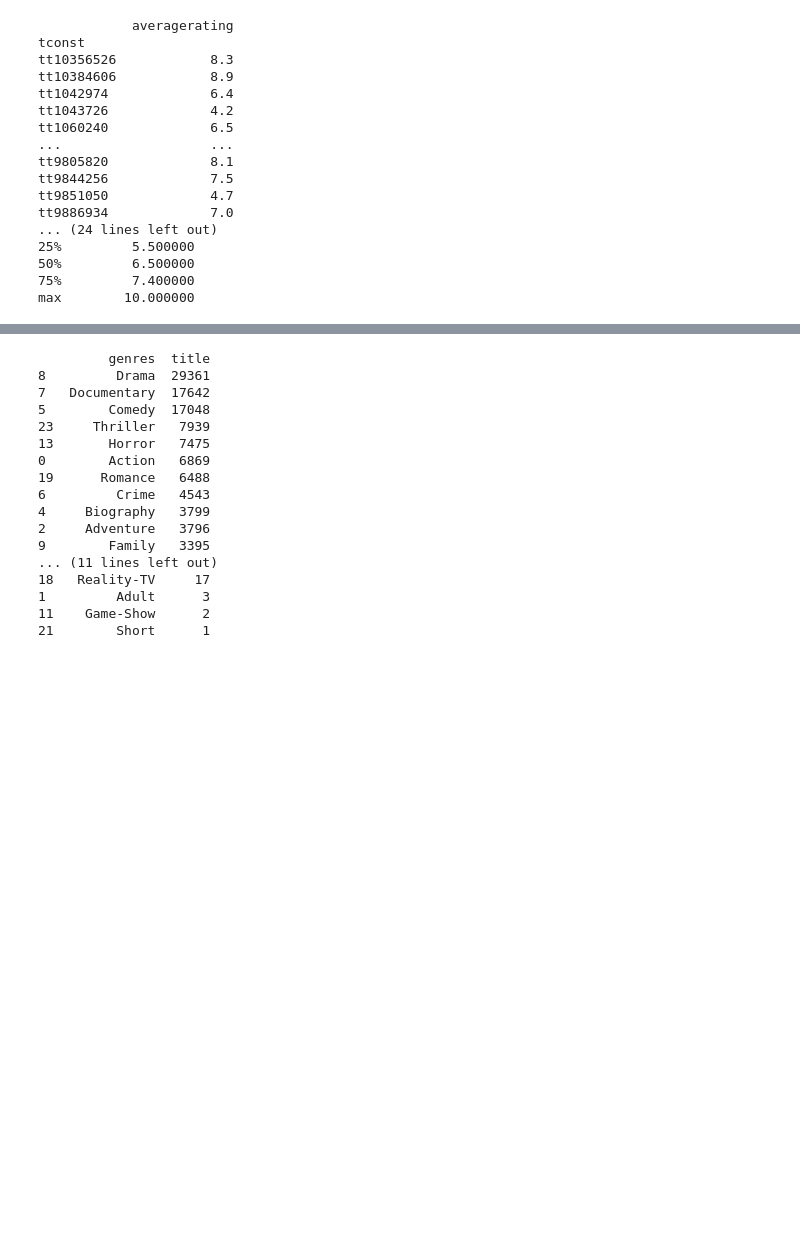
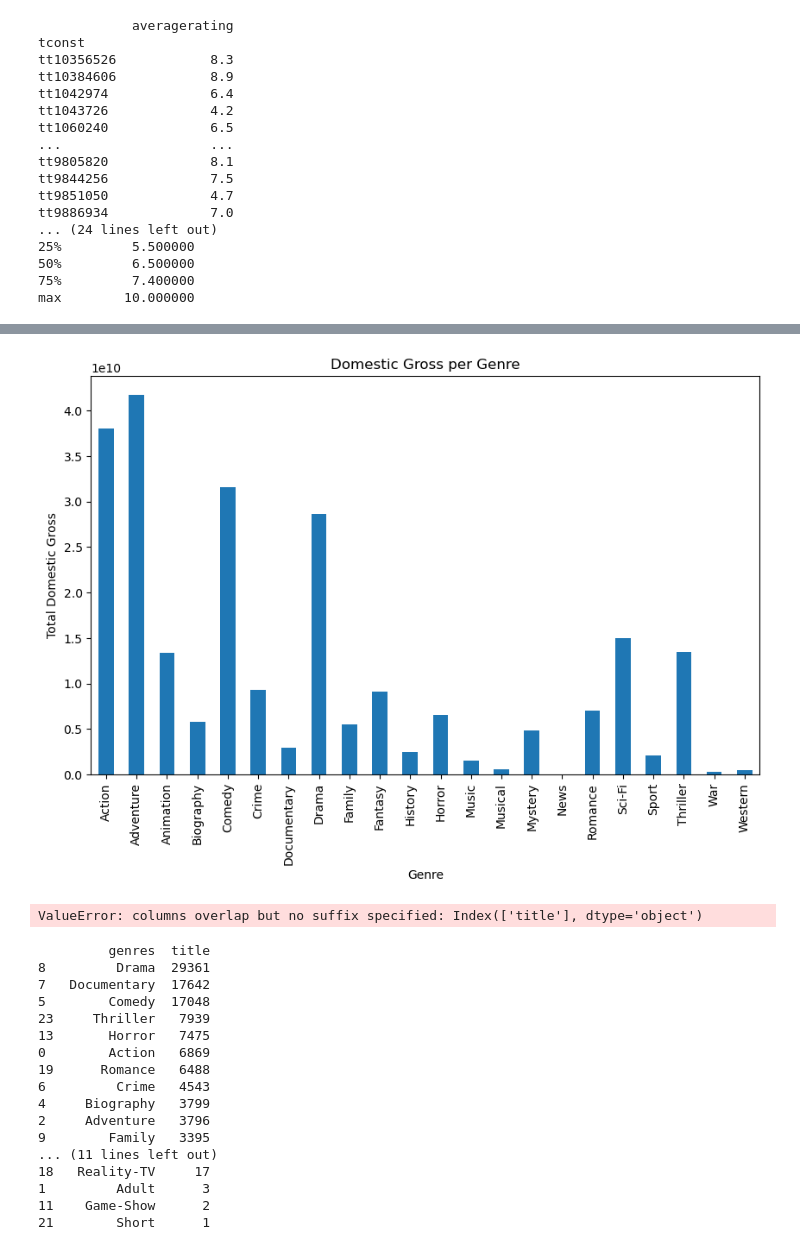
Before and after one commit to stanoff/PROJECT1, a Jupyter notebook: Untitled.ipynb, the cells around one changed output, grey strips where cells are left out. Drawn from its saved outputs; the diff is of its cells as text; code cells hidden in the pictures; blank space fills up the shorter version.

```diff
--- a/Untitled.ipynb
+++ b/Untitled.ipynb
@@ -319,0 +225,8 @@ tt9916160                       Drømmeland  Documentary            6.5
+# %%
+#cleaning df_movie_gross
+# Create a new dataframe with only 'domestic_gross' and 'title' columns
+#remove duplicates
+
+
+df_movie_gross_created= df_movie_gross[['title' , 'domestic_gross']]
+print(df_movie_gross_created.drop_duplicates())
@@ -319,0 +323,4 @@ tt9916160                       Drømmeland  Documentary            6.5
+# %%
+df_created.rename(columns = {'primary_title':'title'},inplace = True)
+df_created.dropna(inplace = True)
+print(df_created)
@@ -319,0 +345,4 @@ tt9916160                       Drømmeland  Documentary            6.5
+# %%
+# split the genre column for analysis, so that each genre is independent
+moviedf_big = df_created.assign(genres = df_created['genres'].str.split(',')).explode('genres')
+print(moviedf_big)
@@ -320,3 +367,20 @@ tt9916160                       Drømmeland  Documentary            6.5
+# %%
+#Domestic gross per genre
+df_movie_gross_merged = moviedf_big.merge(df_movie_gross_created, on='title', how='inner')
+domestic_gross_genre = df_movie_gross_merged.groupby('genres')['domestic_gross'].sum()
+domestic_gross_genre.plot(kind='bar', figsize=(10, 6))
+plt.title('Domestic Gross per Genre')
+plt.xlabel('Genre')
+plt.ylabel('Total Domestic Gross')
+plt.show()
+# %% [output]
+[figure, added]
+# %%
+#join 'df_filtered' and 'df_created' to get one dataframe 'df_popularity'
+df_popularity = df_filtered.join(df_created, on=['title'])
+print(df_popularity)
+# %% [output]
+ValueError: columns overlap but no suffix specified: Index(['title'], dtype='object')
 # %%
 #Create a new dataframe with the count of movies per genre
 #genre_counts = df_imdb['genres'].value_counts().reset_index()
```
Also changed, not shown: parts of 16 cells of this notebook.
